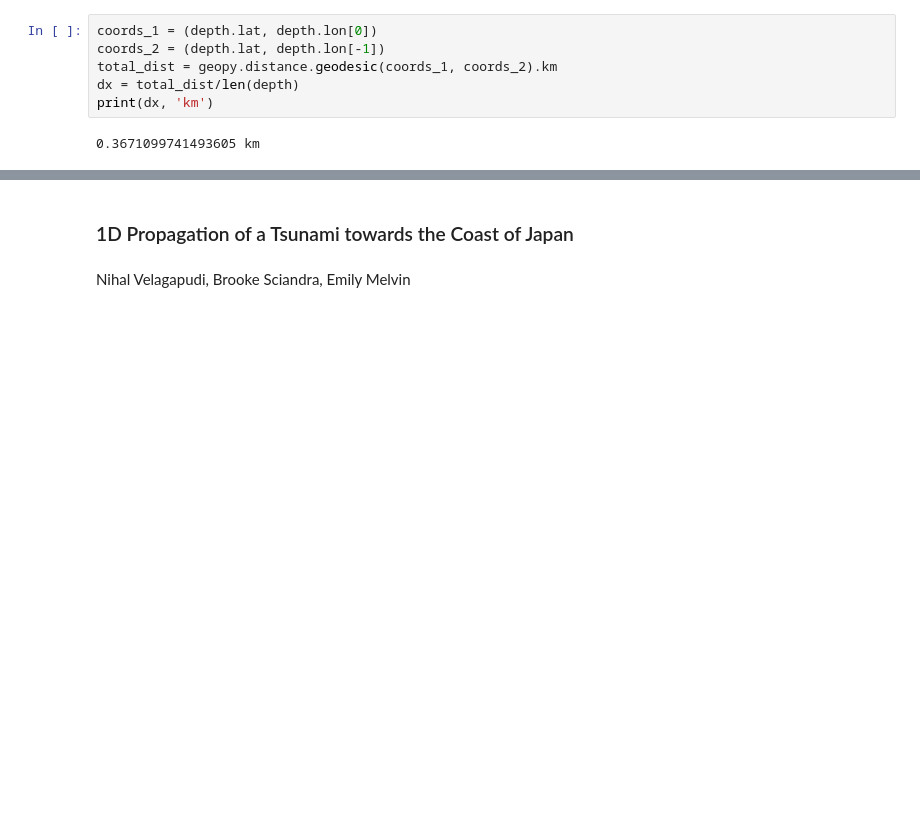
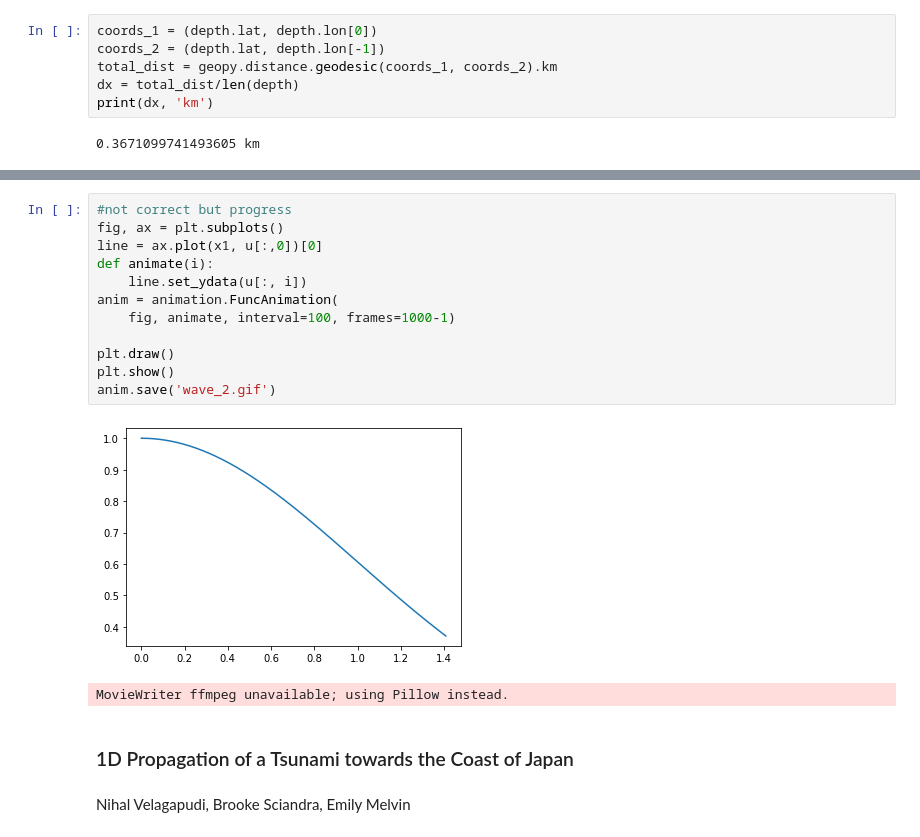
Before and after one commit to emelvin6/FinalProject, a Jupyter notebook: Tsunami Propagation Checkpoint 11-28.ipynb, the cells around one changed output, grey strips where cells are left out. Saved outputs shown, nothing was run; the diff lists cells and outputs as text; blank space fills up the shorter version.

Commit message:
added the base animation

```diff
--- a/Tsunami Propagation Checkpoint 11-28.ipynb
+++ b/Tsunami Propagation Checkpoint 11-28.ipynb
@@ -81,3 +88,18 @@ plt.legend()
+# %%
+#not correct but progress
+fig, ax = plt.subplots()
+line = ax.plot(x1, u[:,0])[0]
+def animate(i):
+    line.set_ydata(u[:, i])
+anim = animation.FuncAnimation(
+    fig, animate, interval=100, frames=1000-1)
+
+plt.draw()
+plt.show()
+anim.save('wave_2.gif')
+# %% [output]
+[figure, added]
+MovieWriter ffmpeg unavailable; using Pillow instead.
 # %% [markdown]
 ### 1D Propagation of a Tsunami towards the Coast of Japan
 # %% [markdown]
```
Also changed, not shown: parts of 5 cells of this notebook, 2 other files.
